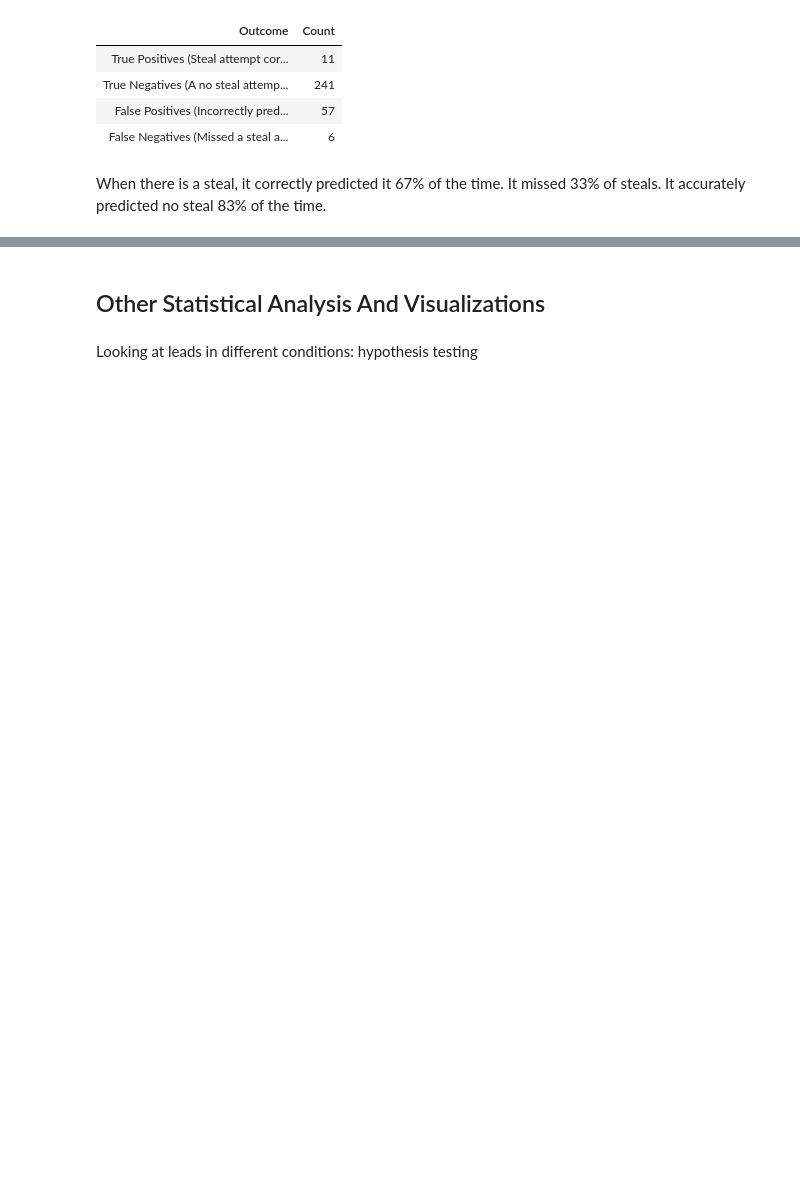
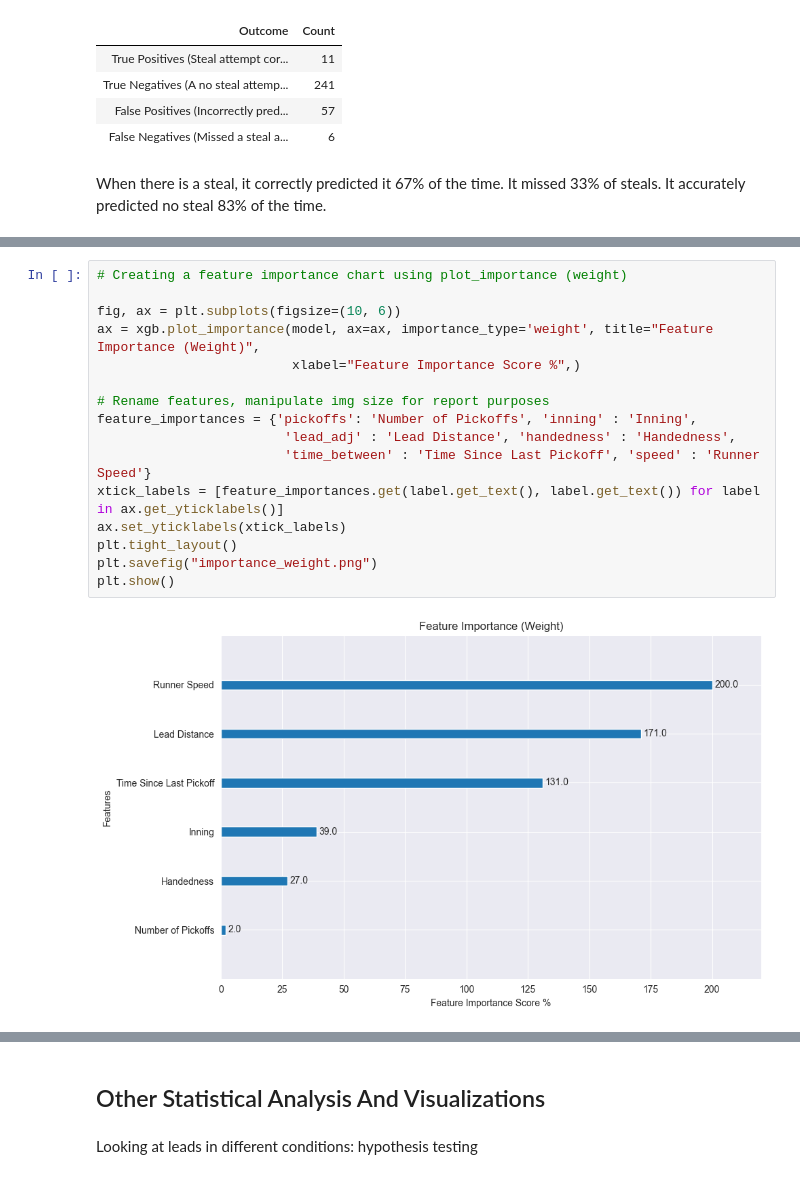
Before and after one commit to jayirby2/Pickoff-then-Takeoff, a Jupyter notebook: Analysis.ipynb, the cells around one changed output, grey strips where cells are left out. Drawn from its saved outputs; the diff is of its cells as text; blank space fills up the shorter version.

```diff
--- a/Analysis.ipynb
+++ b/Analysis.ipynb
@@ -1164,0 +1232,18 @@ shap.plots.beeswarm(explanation)
+# %%
+# Creating a feature importance chart using plot_importance (weight)
+
+fig, ax = plt.subplots(figsize=(10, 6))
+ax = xgb.plot_importance(model, ax=ax, importance_type='weight', title="Feature Importance (Weight)",
+                         xlabel="Feature Importance Score %",)
+
+# Rename features, manipulate img size for report purposes
+feature_importances = {'pickoffs': 'Number of Pickoffs', 'inning' : 'Inning',
+                        'lead_adj' : 'Lead Distance', 'handedness' : 'Handedness',
+                        'time_between' : 'Time Since Last Pickoff', 'speed' : 'Runner Speed'}
+xtick_labels = [feature_importances.get(label.get_text(), label.get_text()) for label in ax.get_yticklabels()]
+ax.set_yticklabels(xtick_labels)
+plt.tight_layout()
+plt.savefig("importance_weight.png")
+plt.show()
+# %% [output]
+[figure, added]
```
Also changed, not shown: parts of 17 cells of this notebook.
